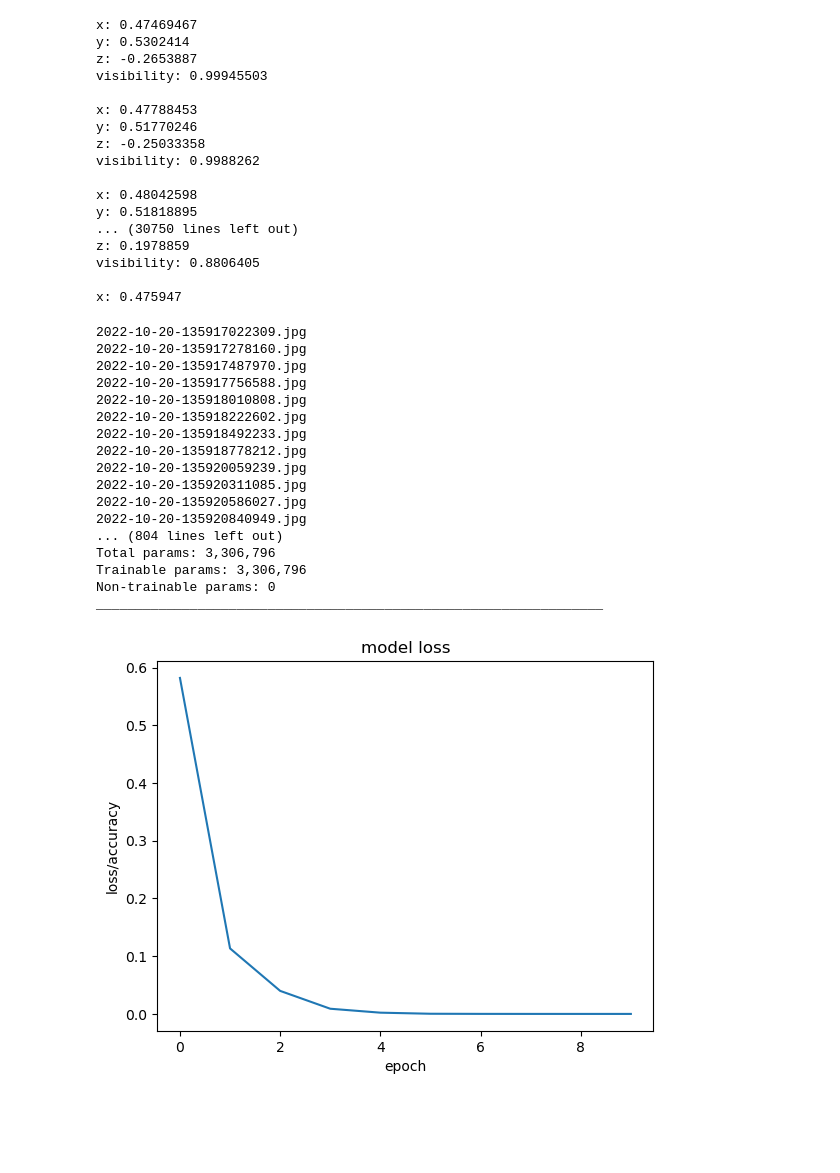
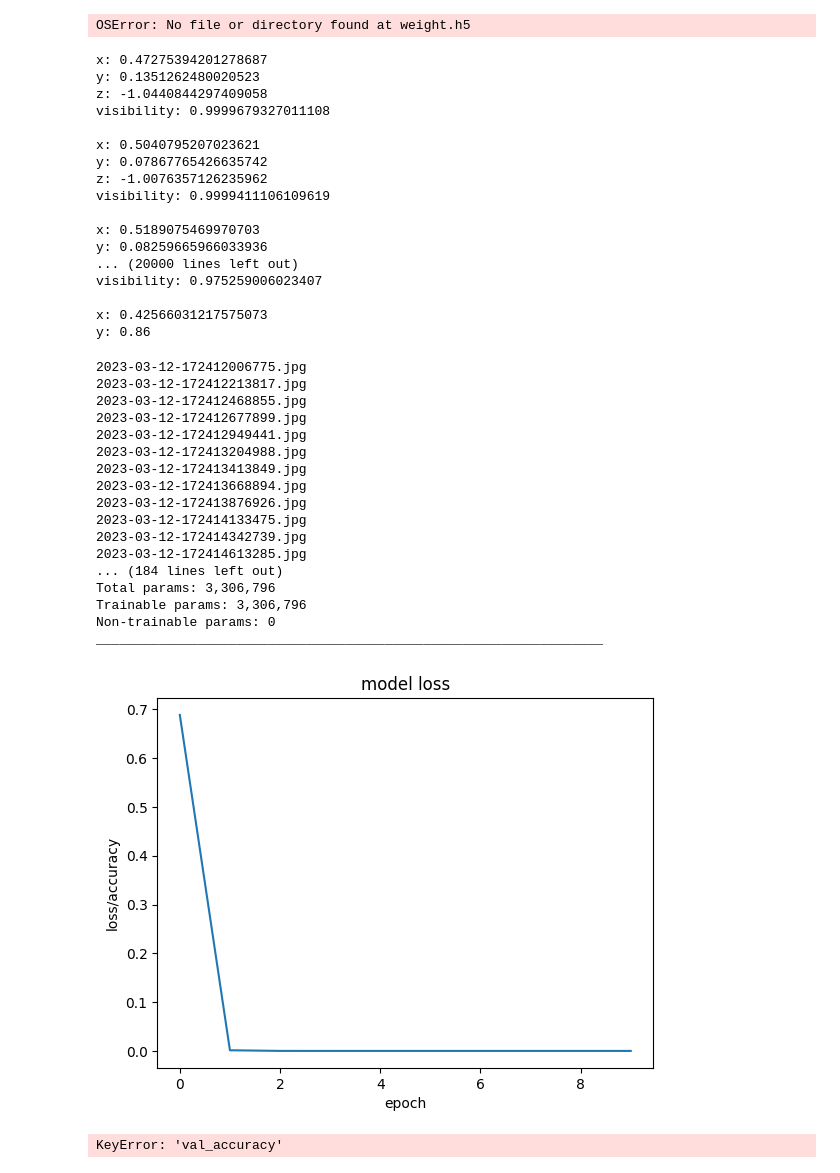
Before and after one commit to admiralkuznetsov45/program-TA, a Jupyter notebook: PoseEstimationSTTS.ipynb, the cells around one changed output. Cells and saved outputs as stored; diff of their text form; code cells hidden in the pictures; blank space fills up the shorter version.

```diff
--- a/PoseEstimationSTTS.ipynb
+++ b/PoseEstimationSTTS.ipynb
@@ -398,68 +409,77 @@ def PredictPose(NoKamera,LabelKelas):
     cap.release()
     cv2.destroyAllWindows()
 # %%
-LabelKelas=['TAtas','TSamping']
+LabelKelas=['TanganA']
 
 PredictPose(1,LabelKelas)
+# %% [output]
+OSError: No file or directory found at weight.h5
 # %%
-CreateDataSet(0,"S")
+CreateDataSet(0,"HurufD")
 # %% [output]
-x: 0.47469467
-y: 0.5302414
-z: -0.2653887
-visibility: 0.99945503
+x: 0.47275394201278687
+y: 0.1351262480020523
+z: -1.0440844297409058
+visibility: 0.9999679327011108
 
-x: 0.47788453
-y: 0.51770246
-z: -0.25033358
-visibility: 0.9988262
+x: 0.5040795207023621
+y: 0.07867765426635742
+z: -1.0076357126235962
+visibility: 0.9999411106109619
 
-x: 0.48042598
-y: 0.51818895
-... (30750 lines left out)
-z: 0.1978859
-visibility: 0.8806405
+x: 0.5189075469970703
+y: 0.08259665966033936
+... (20000 lines left out)
+visibility: 0.975259006023407
 
-x: 0.475947
+x: 0.42566031217575073
+y: 0.86
 # %%
 #Training Data Set
 DirektoriDataSet="C:\\Temp\\dataimage"
 #   Data Set disimpan dalam direktori yang sama dengan nama kelas
 
 #b. Label Data Set
-LabelKelas=("TAtas",
-            "TSamping","TTurun","TBungkuk")
+LabelKelas=("A","B","C","D")
 
 #c. Inisialisasi parameter Training
 JumlahEpoh = 10;
 
 #d. training
-ModelCNN,history = TrainingCNN(JumlahEpoh,DirektoriDataSet,LabelKelas )
+ModelCNN,history = TrainingCNN(JumlahEpoh,DirektoriDataSet,LabelKelas)
 ModelCNN.summary()
 
 #c. Menampilkan Grafik Loss dan accuracy
 plt.plot(history.history['loss'])
 
 plt.title('model loss')
 plt.ylabel('loss/accuracy')
 plt.xlabel('epoch')
 plt.show()
+
+plt.plot(history.history['accuracy'])
+plt.title('Accuracy')
+plt.xlabel('epoch')
+plt.ylabel('categorical_accuracy')
+plt.legend(['train','test'])
+plt.show()
 # %% [output]
-2022-10-20-135917022309.jpg
-2022-10-20-135917278160.jpg
-2022-10-20-135917487970.jpg
-2022-10-20-135917756588.jpg
-2022-10-20-135918010808.jpg
-2022-10-20-135918222602.jpg
-2022-10-20-135918492233.jpg
-2022-10-20-135918778212.jpg
-2022-10-20-135920059239.jpg
-2022-10-20-135920311085.jpg
-2022-10-20-135920586027.jpg
-2022-10-20-135920840949.jpg
-... (804 lines left out)
+2023-03-12-172412006775.jpg
+2023-03-12-172412213817.jpg
+2023-03-12-172412468855.jpg
+2023-03-12-172412677899.jpg
+2023-03-12-172412949441.jpg
+2023-03-12-172413204988.jpg
+2023-03-12-172413413849.jpg
+2023-03-12-172413668894.jpg
+2023-03-12-172413876926.jpg
+2023-03-12-172414133475.jpg
+2023-03-12-172414342739.jpg
+2023-03-12-172414613285.jpg
+... (184 lines left out)
 Total params: 3,306,796
 Trainable params: 3,306,796
 Non-trainable params: 0
 _________________________________________________________________
-[figure, old version]
+[figure, new version]
+KeyError: 'val_accuracy'
```
Also changed, not shown: parts of 5 cells of this notebook, 7 other files.
